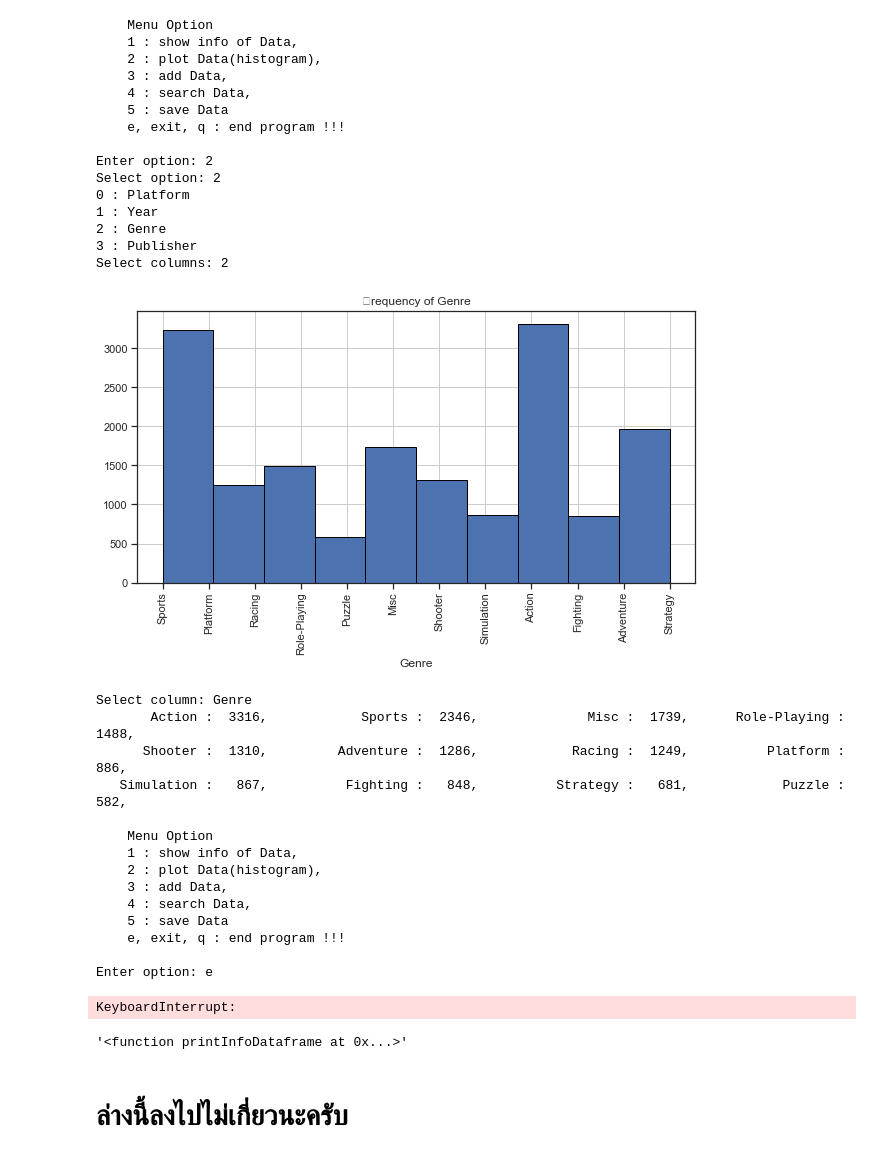
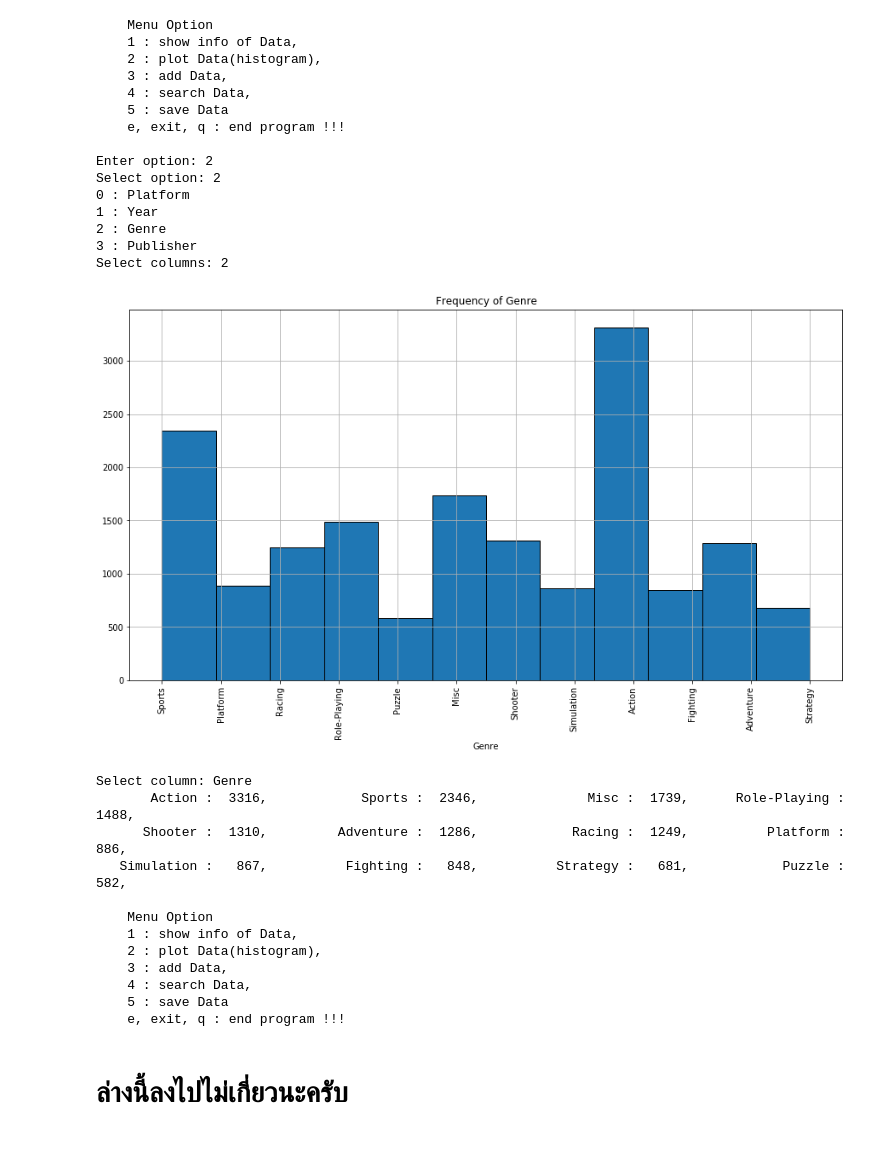
Before and after one commit to ballyees/project_229223, a Jupyter notebook: video_games.ipynb, the cells around one changed output. Saved outputs shown, nothing was run; the diff lists cells and outputs as text; code cells hidden in the pictures.

Commit message:
fixed plot and data infomation of column

```diff
--- a/video_games.ipynb
+++ b/video_games.ipynb
@@ -23,11 +23,11 @@ def load_dataset():
 
 def getDataInfo_column(column):
     print(f'Select column: {column}')
-    values = list(df[column].value_counts())
+    values = df[column].value_counts()
     indexs = list(df[column].value_counts().index)
     dl = {}
-    for i in range(len(values)):
-        dl[indexs[i]] = values[i]
+    for i in indexs:
+        dl[i] = values[i]
     return dl
 
 def notColumns(df, col_index):
@@ -79,10 +79,10 @@ def search_column(df, key):
     return col.index(key.upper())
 
 def plot_hist(df, column):
-    plt.figure(figsize=(10, 5), clear=True)
+    plt.figure(figsize=(15, 8), clear=True)
     plt.title(f'Frequency of {column}')
     plt.xlabel(column)
-    plt.hist(df[column], edgecolor = (0,0,0))
+    plt.hist(df[column], len(df[column].unique()), edgecolor = (0,0,0))
     plt.grid(True)
     plt.xticks(rotation='vertical')
     plt.show()
@@ -186,35 +186,35 @@ if __name__ == '__main__':
         showOption()
         command = input('Enter option: ')
         if isExit(command):
             print('Thank')
             break
-        if not command in option.keys() and not isExit(command):
+        if not command in option.keys():
             print('not found option')
             continue
         else:
             print(f'Select option: '+ command)
             if command in ['3']: # command update df
                 df = option[command](df)
             else:
                 option[command](df, cat=data['cols_category'], unique=data['unique_col'])
     cv2.destroyAllWindows()
 # %% [output]
     Menu Option
     1 : show info of Data,
     2 : plot Data(histogram),
     3 : add Data,
     4 : search Data,
     5 : save Data
     e, exit, q : end program !!!
 
 Enter option: 2
 Select option: 2
 0 : Platform
 1 : Year
 2 : Genre
 3 : Publisher
 Select columns: 2
-[figure, old version]
+[figure, new version]
 Select column: Genre
        Action :  3316,            Sports :  2346,              Misc :  1739,      Role-Playing :  1488,
       Shooter :  1310,         Adventure :  1286,            Racing :  1249,          Platform :   886,
@@ -227,12 +227,7 @@ Select column: Genre
     4 : search Data,
     5 : save Data
     e, exit, q : end program !!!
-
-Enter option: e
-KeyboardInterrupt:
 # %%
 str(option['1'])
-# %% [output]
-'<function printInfoDataframe at 0x...>'
 # %% [markdown]
 # ล่างนี้ลงไปไม่เกี่ยวนะครับ
```
Also changed, not shown: parts of 16 cells of this notebook.
